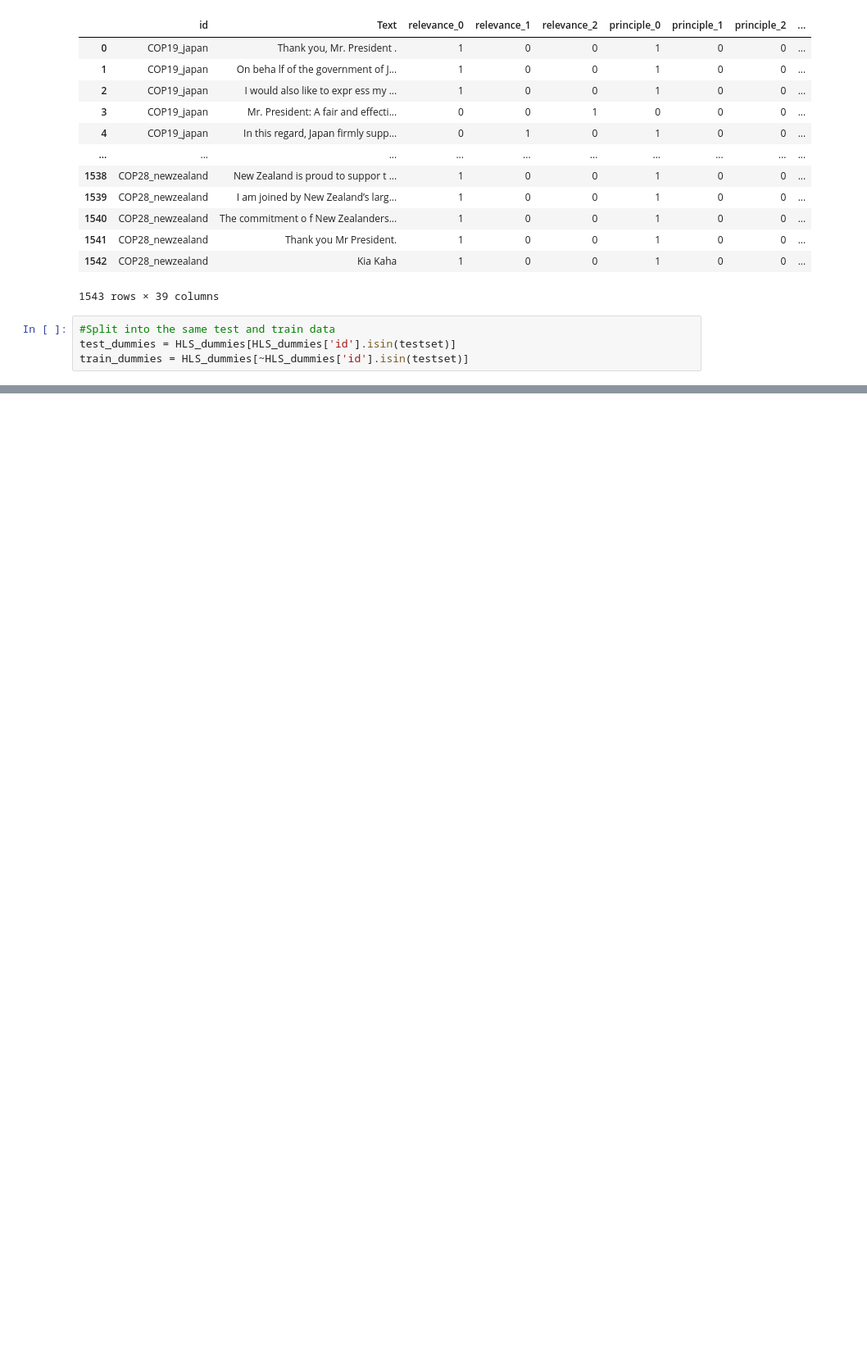
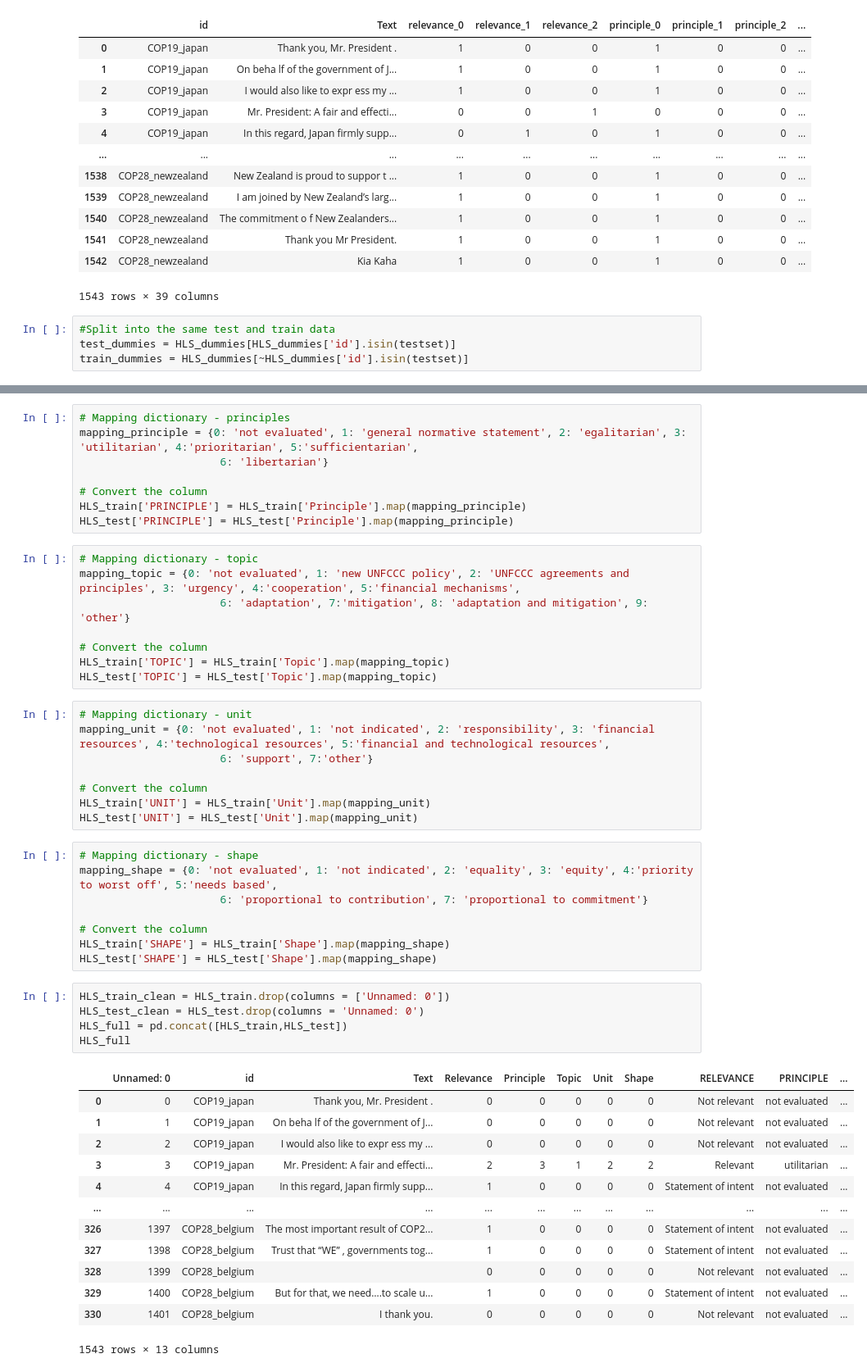
Before and after one commit to svansanten/TextToDistributiveJustice, a Jupyter notebook: HLS subset - Manual annotation/Manual annotation - Datapreparation.ipynb, the cells around one changed output, grey strips where cells are left out. Shown at 82% size. Drawn from its saved outputs; the diff is of its cells as text; blank space fills up the shorter version.

Commit message:
Clean manual annotation

```diff
--- a/HLS subset - Manual annotation/Manual annotation - Numerical dataprep.ipynb
+++ b/HLS subset - Manual annotation/Manual annotation - Datapreparation.ipynb
@@ -779,0 +791,51 @@ train_dummies.to_csv('HLS_man/HLS_train_dummies.csv', index=False)
+# %%
+# Mapping dictionary - principles
+mapping_principle = {0: 'not evaluated', 1: 'general normative statement', 2: 'egalitarian', 3: 'utilitarian', 4:'prioritarian', 5:'sufficientarian',
+                      6: 'libertarian'}
+
+# Convert the column
+HLS_train['PRINCIPLE'] = HLS_train['Principle'].map(mapping_principle)
+HLS_test['PRINCIPLE'] = HLS_test['Principle'].map(mapping_principle)
+# %%
+# Mapping dictionary - topic
+mapping_topic = {0: 'not evaluated', 1: 'new UNFCCC policy', 2: 'UNFCCC agreements and principles', 3: 'urgency', 4:'cooperation', 5:'financial mechanisms',
+                      6: 'adaptation', 7:'mitigation', 8: 'adaptation and mitigation', 9: 'other'}
+
+# Convert the column
+HLS_train['TOPIC'] = HLS_train['Topic'].map(mapping_topic)
+HLS_test['TOPIC'] = HLS_test['Topic'].map(mapping_topic)
+# %%
+# Mapping dictionary - unit
+mapping_unit = {0: 'not evaluated', 1: 'not indicated', 2: 'responsibility', 3: 'financial resources', 4:'technological resources', 5:'financial and technological resources',
+                      6: 'support', 7:'other'}
+
+# Convert the column
+HLS_train['UNIT'] = HLS_train['Unit'].map(mapping_unit)
+HLS_test['UNIT'] = HLS_test['Unit'].map(mapping_unit)
+# %%
+# Mapping dictionary - shape
+mapping_shape = {0: 'not evaluated', 1: 'not indicated', 2: 'equality', 3: 'equity', 4:'priority to worst off', 5:'needs based',
+                      6: 'proportional to contribution', 7: 'proportional to commitment'}
+
+# Convert the column
+HLS_train['SHAPE'] = HLS_train['Shape'].map(mapping_shape)
+HLS_test['SHAPE'] = HLS_test['Shape'].map(mapping_shape)
+# %%
+HLS_train_clean = HLS_train.drop(columns = ['Unnamed: 0'])
+HLS_test_clean = HLS_test.drop(columns = 'Unnamed: 0')
+HLS_full = pd.concat([HLS_train,HLS_test])
+HLS_full
+# %% [output]
+|  | Unnamed: 0 | id | Text | Relevance | Principle | Topic | Unit | Shape | RELEVANCE | PRINCIPLE | ... |
+| 0 | 0 | COP19_japan | Thank you, Mr. President . | 0 | 0 | 0 | 0 | 0 | Not relevant | not evaluated | ... |
+| 1 | 1 | COP19_japan | On beha lf of the government of J... | 0 | 0 | 0 | 0 | 0 | Not relevant | not evaluated | ... |
+| 2 | 2 | COP19_japan | I would also like to expr ess my ... | 0 | 0 | 0 | 0 | 0 | Not relevant | not evaluated | ... |
+| 3 | 3 | COP19_japan | Mr. President: A fair and effecti... | 2 | 3 | 1 | 2 | 2 | Relevant | utilitarian | ... |
+| 4 | 4 | COP19_japan | In this regard, Japan firmly supp... | 1 | 0 | 0 | 0 | 0 | Statement of intent | not evaluated | ... |
+| ... | ... | ... | ... | ... | ... | ... | ... | ... | ... | ... | ... |
+| 326 | 1397 | COP28_belgium | The most important result of COP2... | 1 | 0 | 0 | 0 | 0 | Statement of intent | not evaluated | ... |
+| 327 | 1398 | COP28_belgium | Trust that “WE” , governments tog... | 1 | 0 | 0 | 0 | 0 | Statement of intent | not evaluated | ... |
+| 328 | 1399 | COP28_belgium |  | 0 | 0 | 0 | 0 | 0 | Not relevant | not evaluated | ... |
+| 329 | 1400 | COP28_belgium | But for that, we need….to scale u... | 1 | 0 | 0 | 0 | 0 | Statement of intent | not evaluated | ... |
+| 330 | 1401 | COP28_belgium | I thank you. | 0 | 0 | 0 | 0 | 0 | Not relevant | not evaluated | ... |
+1543 rows × 13 columns
```
Also changed, not shown: parts of 37 cells of this notebook, 3 other files.
